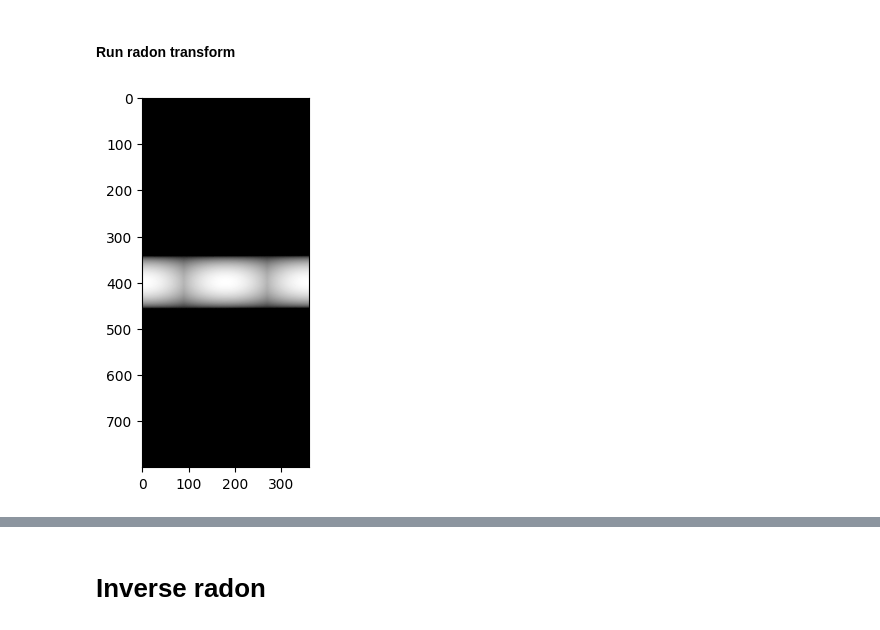
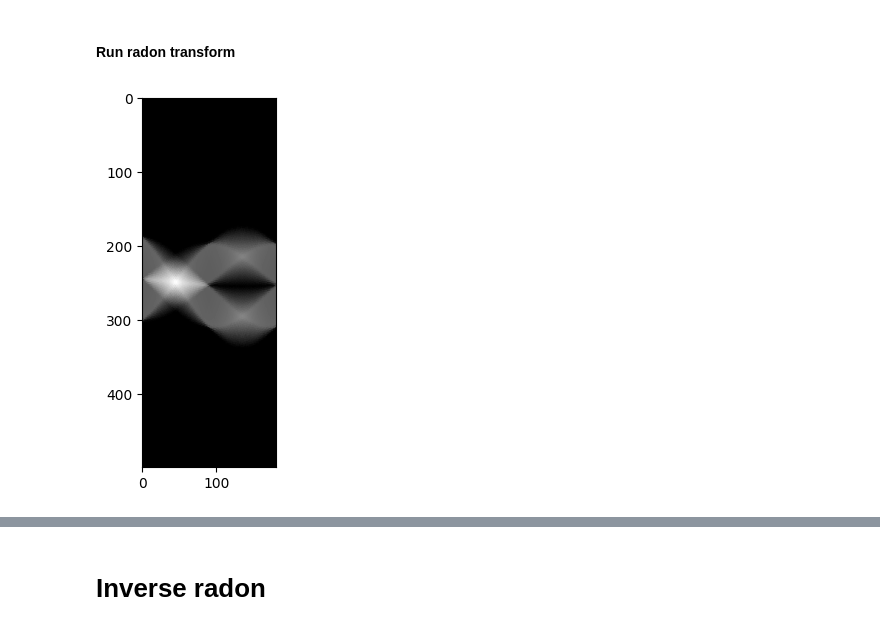
Before and after one commit to kamil271e/CT-scan, a Jupyter notebook: CT_scan.ipynb, the cells around one changed output, grey strips where cells are left out. Drawn from its saved outputs; the diff is of its cells as text; code cells hidden in the pictures.

```diff
--- a/CT_scan.ipynb
+++ b/CT_scan.ipynb
@@ -100,51 +101,51 @@ interactive(children=(Dropdown(description='_image', options=('CT_ScoutView', 'K
 # %% [markdown]
 #### Run radon transform
 # %%
-def radon_transform(img, detector_num, delta, phi, show_iter=True, faster=False):
+def radon_transform(img, detector_num, delta, phi, show_iter=True, faster=False, filtering=True, kernel_size=11):
 
     if faster:
         img = rescale(img, scale=0.2) # little worse effect but much faster
 
+    if filtering:
+        kernel = [1 if k == 0 else 0 if k % 2 == 0 else (-4*np.pi**2 / k**2) for k in range(-kernel_size//2,kernel_size//2+1)]
+
     x0, y0 = img.shape[0] // 2, img.shape[1] // 2 # center coordinates
     angles = np.arange(0, 180 + delta, delta)
     sinogram = np.zeros((len(angles), detector_num))
-    beam_points = np.zeros((len(angles), detector_num, 2, 2))
     r = img.shape[0] / 2
 
     for i, alpha in enumerate(angles):
         angles_det = np.deg2rad(np.linspace(0, phi, detector_num) + alpha - phi/2)
         angles_emit = np.deg2rad(np.linspace(0, phi, detector_num) + alpha - phi/2 + 180)
 
         detectors = np.zeros((detector_num, 2), dtype=int)
         emitters = np.zeros((detector_num, 2), dtype=int)
 
         for j, (angle_det, angle_emit) in enumerate(zip(angles_det, angles_emit)):
             xd = np.round(r * np.cos(angle_det) - x0).astype(int)
             yd = np.round(r * np.sin(angle_det) - y0).astype(int)
             xe = np.round(r * np.cos(angle_emit) - x0).astype(int)
             ye = np.round(r * np.sin(angle_emit) - y0).astype(int)
             detectors[j][0], detectors[j][1] = xd, yd
             emitters[detector_num-j-1][0], emitters[detector_num-j-1][1] = xe, ye
-            for (ii, jj), point in zip(zip([0,0,1,1],[0,1,0,1]), [xd,yd,xe,ye]): # 00,01,10,11
-                if ii == 0:
-                    beam_points[i, j, ii, jj] = point # detectors
-                else:
-                    beam_points[len(angles) - i - 1, detector_num - j - 1, ii, jj] = point # emmiters
 
         pixels = np.zeros(detector_num, None)
         for j, (det_coord, emit_coord) in enumerate(zip(detectors, emitters)):
             beam_coord = bresenham(tuple(det_coord), tuple(emit_coord))
-            pixels[j] = np.sum([img[coord] for coord in beam_coord])
+            pixels[j] = np.mean([img[coord] for coord in beam_coord])
 
         sinogram[i,] = pixels
+
+        if filtering:
+            sinogram[i,] = np.max(sinogram[i,]) - np.convolve(sinogram[i,], kernel, 'same')
 
         if show_iter:
             plt.imshow(sinogram.T, cmap='gray')
             plt.show()
             IPython.display.clear_output(wait=True)
 
     return sinogram
 
-sinogram = radon_transform(img, detector_num, delta, phi)
+sinogram = radon_transform(img, detector_num, delta, phi, faster=True, filtering=False)
 # %% [output]
-[figure, old version]
+[figure, new version]
```
Also changed, not shown: parts of 8 cells of this notebook.
